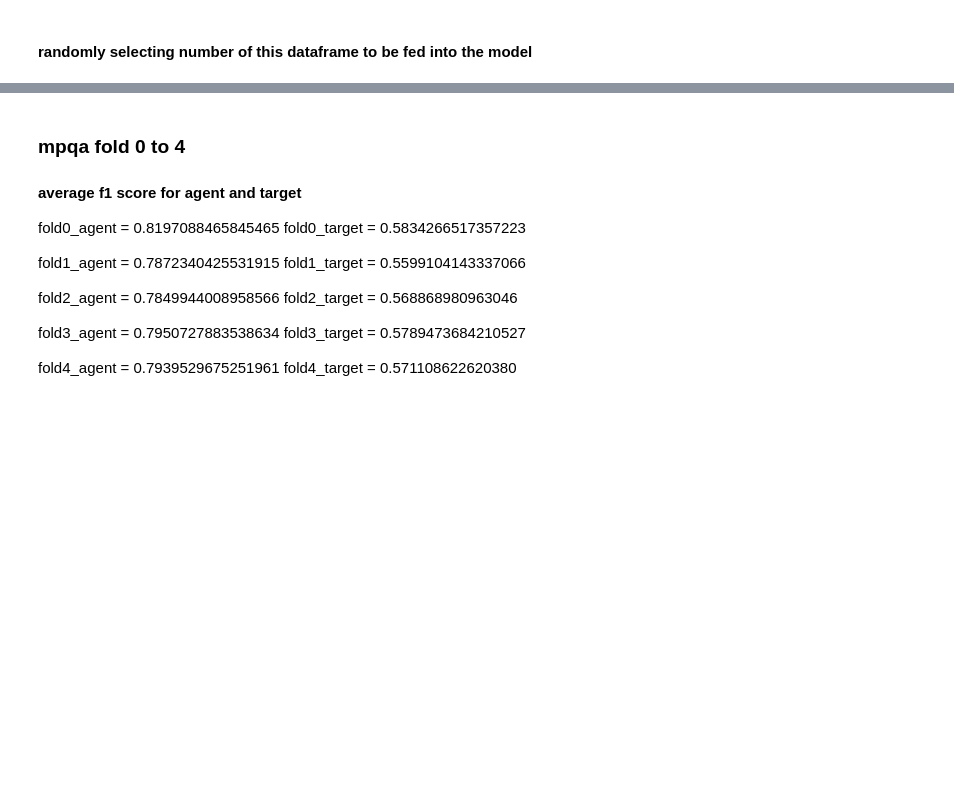
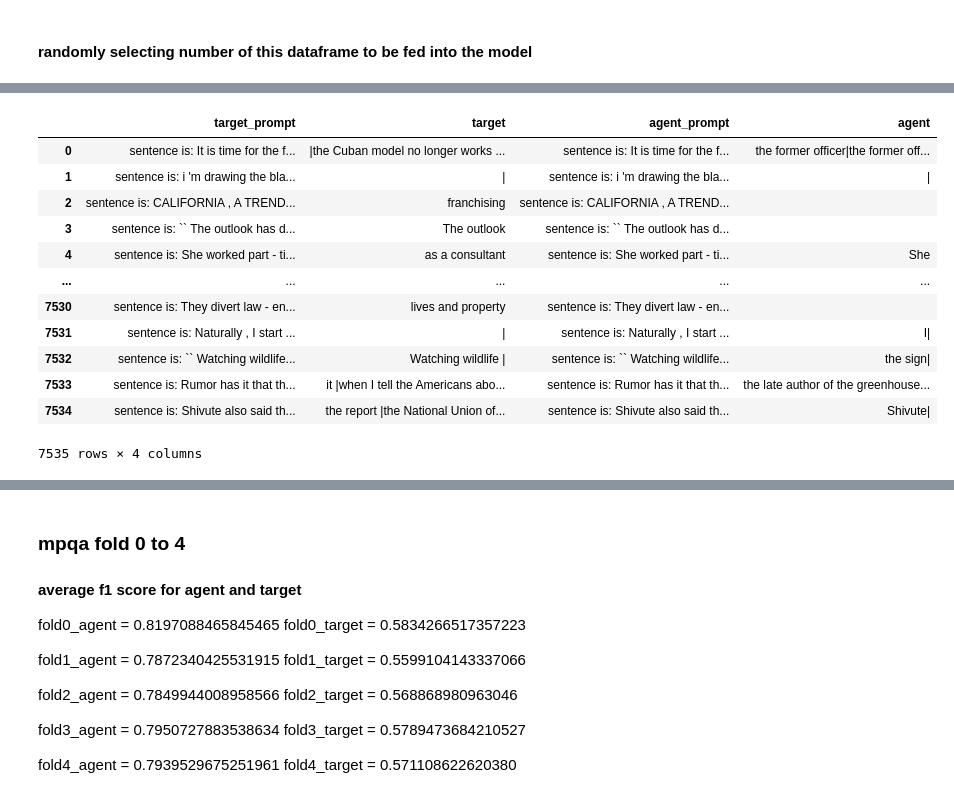
Before and after one commit to houman-nr/vigilant-umbrella, a Jupyter notebook: ORL_on_SRL_Multitask-Learning.ipynb, the cells around one changed output, grey strips where cells are left out. Saved outputs shown, nothing was run; the diff lists cells and outputs as text; code cells hidden in the pictures; blank space fills up the shorter version.

```diff
--- a/ORL_on_SRL_Multitask-Learning.ipynb
+++ b/ORL_on_SRL_Multitask-Learning.ipynb
@@ -206,8 +206,8 @@ test_df
 def create_prompt(input_df):
     target_prompt, agent_prompt, target, agent, sentence, dse = [], [], [], [], [], []
     for i in range(len(input_df)):
-        target_prompt.append(f"sentence is: {input_df['sentence'][i]} this is DSE: {input_df['dse'][i]}. what is the target of sentence?")
-        agent_prompt.append(f"sentence is: {input_df['sentence'][i]} this is DSE: {input_df['dse'][i]}. what is the agent of sentence?")
+        target_prompt.append(f"sentence is: {input_df['sentence'][i]} this is verb: {input_df['dse'][i]}. find target for DSE in the sentence?")
+        agent_prompt.append(f"sentence is: {input_df['sentence'][i]} this is verb: {input_df['dse'][i]}. find agent for DSE in the sentence?")
         target.append(input_df['target'][i])
         agent.append(input_df['agent'][i])
         sentence.append(input_df['sentence'][i])
@@ -486,23 +528,38 @@ def random_sample_from_all_clusters(df, num_rows_per_cluster, cluster_column, SE
 # %%
 def combine_and_shuffle(df1, df2, SEED=None):
     """
     Combines two DataFrames with the same columns and shuffles the rows.
 
     Args:
         df1 (pd.DataFrame): The first DataFrame.
         df2 (pd.DataFrame): The second DataFrame.
         seed (int, optional): Random seed for reproducibility.
 
     Returns:
         pd.DataFrame: A new DataFrame with rows from both DataFrames shuffled.
     """
     # Combine the two DataFrames using pd.concat
     combined_df = pd.concat([df1, df2], ignore_index=True)
 
     # Shuffle the combined DataFrame
     shuffled_df = combined_df.sample(frac=1, random_state=SEED).reset_index(drop=True)
 
     return shuffled_df
-# orl_srl = combine_and_shuffle(train_df, srl_train_2k, SEED)
-# orl_srl
+orl_srl = combine_and_shuffle(train_df, srl_train_nk, SEED)
+orl_srl.drop(columns=['cluster_no', 'sentence', 'dse'], inplace=True)
+orl_srl
+# %% [output]
+|  | target_prompt | target | agent_prompt | agent |
+| 0 | sentence is: It is time for the f... | |the Cuban model no longer works ... | sentence is: It is time for the f... | the former officer|the former off... |
+| 1 | sentence is: i 'm drawing the bla... | | | sentence is: i 'm drawing the bla... | | |
+| 2 | sentence is: CALIFORNIA , A TREND... | franchising | sentence is: CALIFORNIA , A TREND... |  |
+| 3 | sentence is: `` The outlook has d... | The outlook | sentence is: `` The outlook has d... |  |
+| 4 | sentence is: She worked part - ti... | as a consultant | sentence is: She worked part - ti... | She |
+| ... | ... | ... | ... | ... |
+| 7530 | sentence is: They divert law - en... | lives and property | sentence is: They divert law - en... |  |
+| 7531 | sentence is: Naturally , I start ... | | | sentence is: Naturally , I start ... | I| |
+| 7532 | sentence is: `` Watching wildlife... | Watching wildlife | | sentence is: `` Watching wildlife... | the sign| |
+| 7533 | sentence is: Rumor has it that th... | it |when I tell the Americans abo... | sentence is: Rumor has it that th... | the late author of the greenhouse... |
+| 7534 | sentence is: Shivute also said th... | the report |the National Union of... | sentence is: Shivute also said th... | Shivute| |
+7535 rows × 4 columns
 # %%
```
Also changed, not shown: parts of 9 cells of this notebook.
